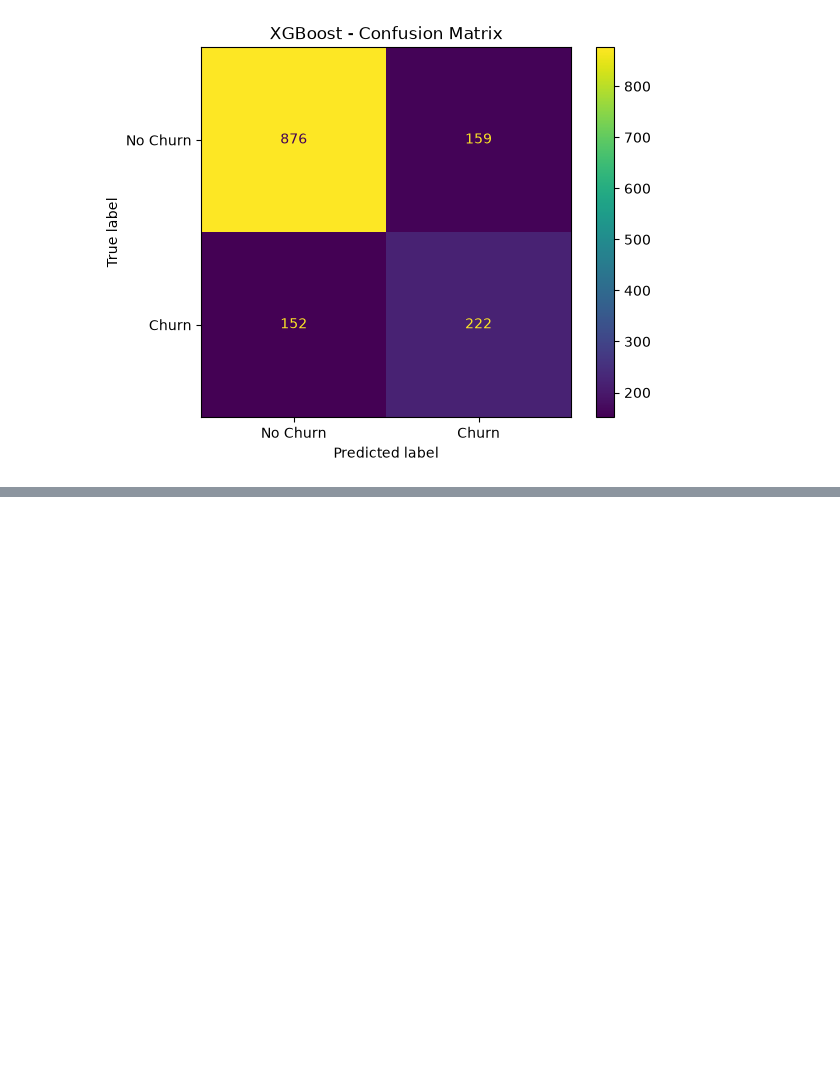
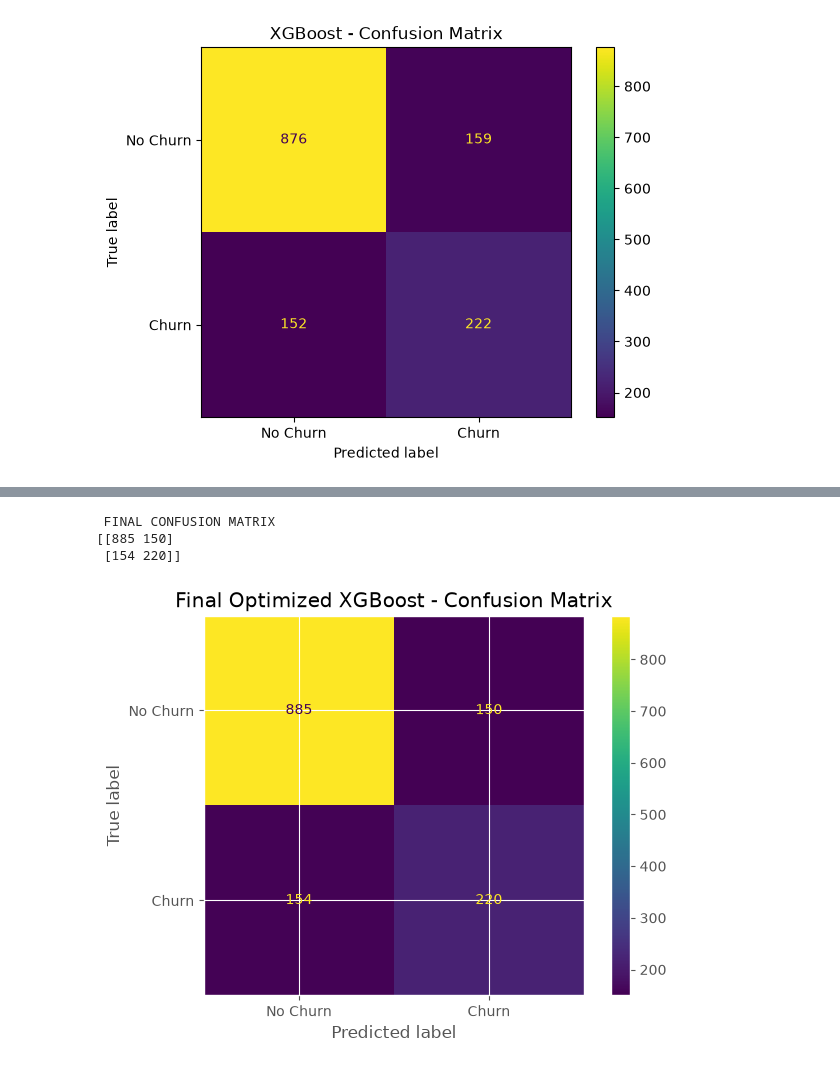
Before and after one commit to abhasj05204/Customer-Churn-Prediction, a Jupyter notebook: notebooks/EDA.ipynb, the cells around one changed output, grey strips where cells are left out. Cells and saved outputs as stored; diff of their text form; code cells hidden in the pictures; blank space fills up the shorter version.

```diff
--- a/notebooks/EDA.ipynb
+++ b/notebooks/EDA.ipynb
@@ -1620,0 +1933,7 @@ plt.show()
+# %%
+final_xgb_model.fit(
+    X_train_smote,
+    y_train_smote
+)
+
+print("Final optimized XGBoost trained successfully.")
@@ -1620,0 +1942,13 @@ plt.show()
+# %%
+# PHASE 4 — STEP 22
+# FINAL PREDICTIONS
+
+y_pred_final = final_xgb_model.predict(
+    X_test_processed
+)
+
+y_prob_final = final_xgb_model.predict_proba(
+    X_test_processed
+)[:, 1]
+
+print("Final predictions generated successfully.")
@@ -1620,0 +2051,23 @@ plt.show()
+# %%
+cm_final = confusion_matrix(
+    y_test,
+    y_pred_final
+)
+print()
+print(" FINAL CONFUSION MATRIX")
+print(cm_final)
+# %% [output]
+ FINAL CONFUSION MATRIX
+[[885 150]
+ [154 220]]
+# %%
+ConfusionMatrixDisplay(
+    confusion_matrix=cm_final,
+    display_labels=["No Churn", "Churn"]
+).plot()
+
+plt.title("Final Optimized XGBoost - Confusion Matrix")
+plt.tight_layout()
+plt.show()
+# %% [output]
+[figure, added]
```
Also changed, not shown: parts of 22 cells of this notebook.
